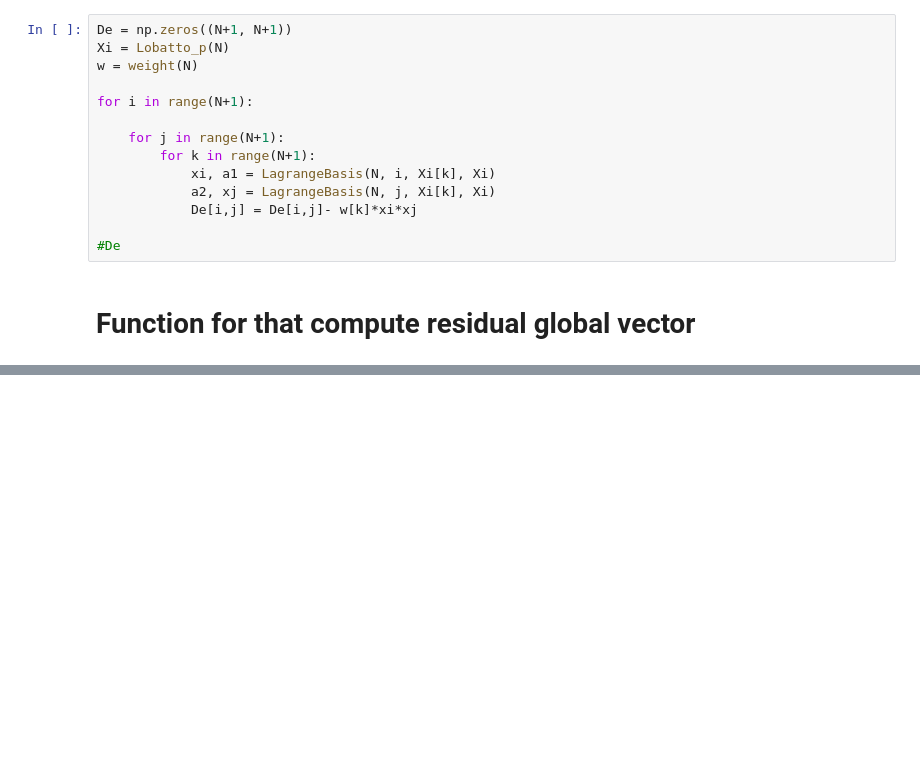
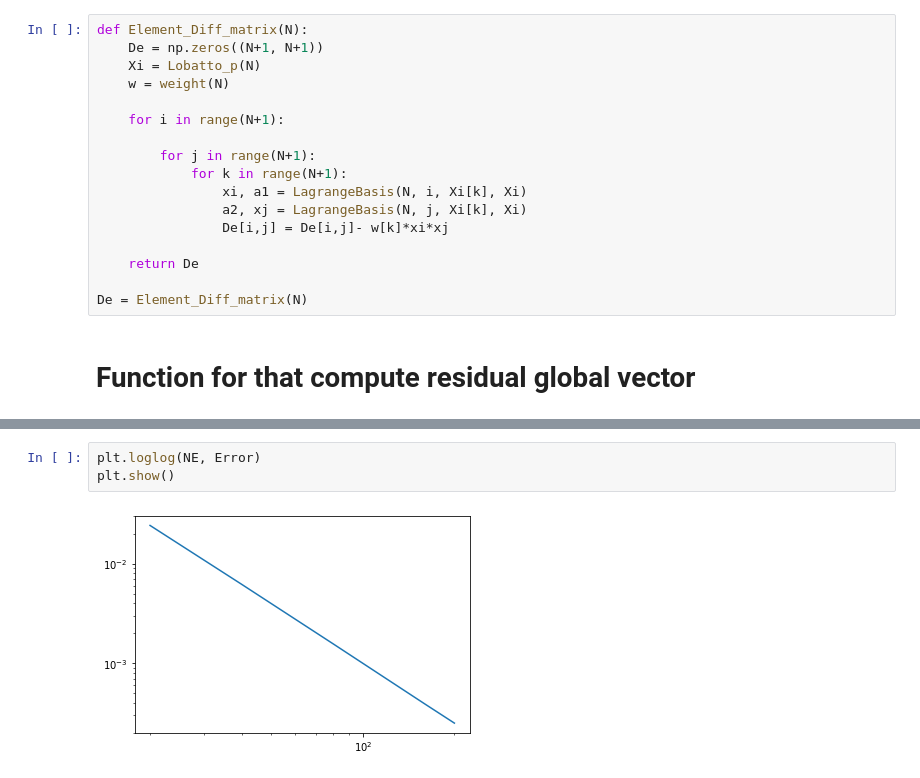
Before and after one commit to ygahounzo/Forest_Rep, a Jupyter notebook: CG 1D wave equation_NV.ipynb, the cells around one changed output, grey strips where cells are left out. Cells and saved outputs as stored; diff of their text form; blank space fills up the shorter version.

```diff
--- a/CG 1D wave equation_NV.ipynb
+++ b/CG 1D wave equation_NV.ipynb
@@ -181,19 +186,22 @@ MM = GMM(Me, intma)
 # %% [markdown]
 ## Differential element matrix
 # %%
-De = np.zeros((N+1, N+1))
-Xi = Lobatto_p(N)
-w = weight(N)
+def Element_Diff_matrix(N):
+    De = np.zeros((N+1, N+1))
+    Xi = Lobatto_p(N)
+    w = weight(N)
 
-for i in range(N+1):
+    for i in range(N+1):
 
-    for j in range(N+1):
-        for k in range(N+1):
-            xi, a1 = LagrangeBasis(N, i, Xi[k], Xi)
-            a2, xj = LagrangeBasis(N, j, Xi[k], Xi)
-            De[i,j] = De[i,j]- w[k]*xi*xj
+        for j in range(N+1):
+            for k in range(N+1):
+                xi, a1 = LagrangeBasis(N, i, Xi[k], Xi)
+                a2, xj = LagrangeBasis(N, j, Xi[k], Xi)
+                De[i,j] = De[i,j]- w[k]*xi*xj
 
-#De
+    return De
+
+De = Element_Diff_matrix(N)
 # %% [markdown]
 # Function for that compute residual global vector
 # %%
@@ -308,0 +343,5 @@ error_max
+# %%
+plt.loglog(NE, Error)
+plt.show()
+# %% [output]
+[figure, added]
```
Also changed, not shown: parts of 14 cells of this notebook.
